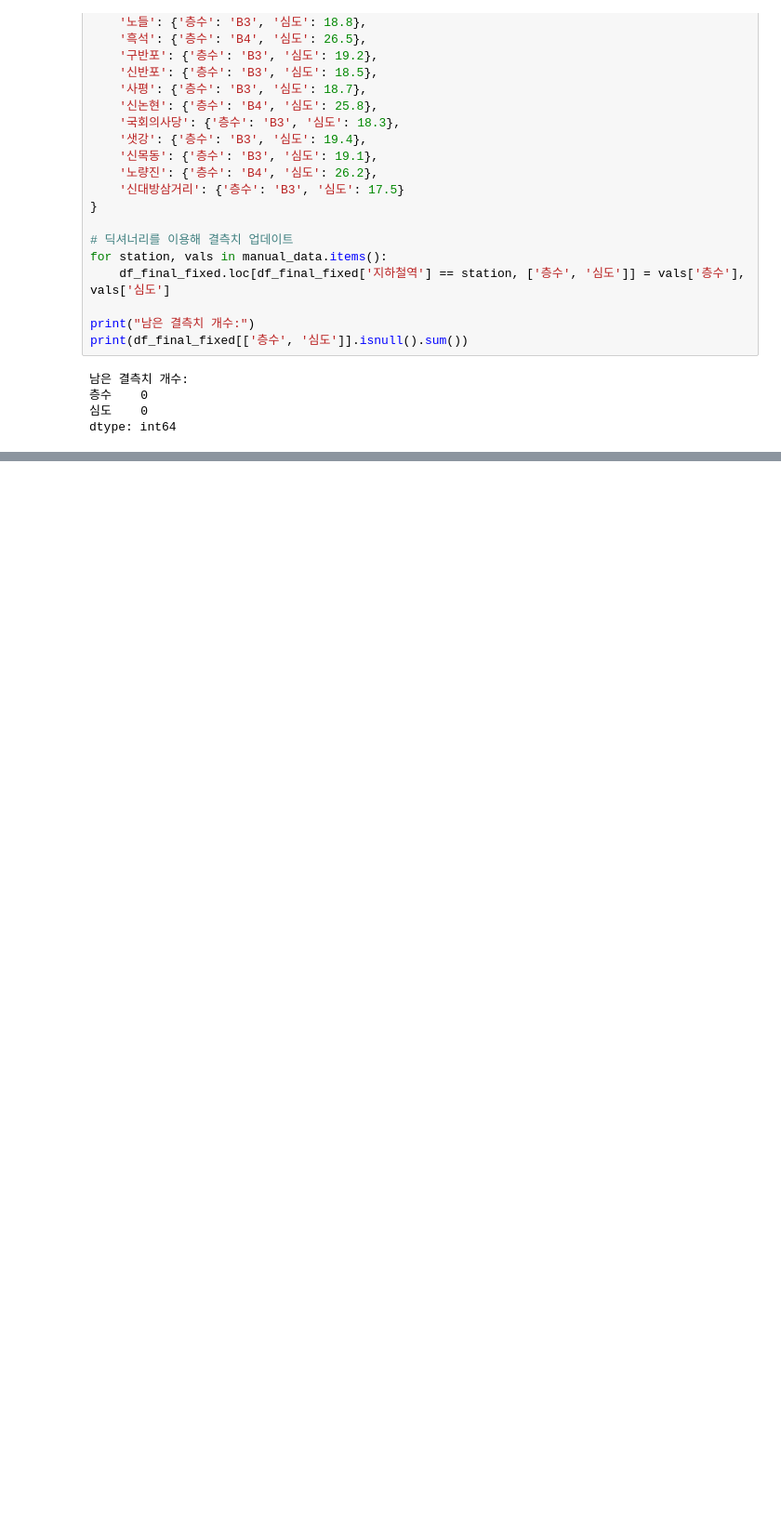
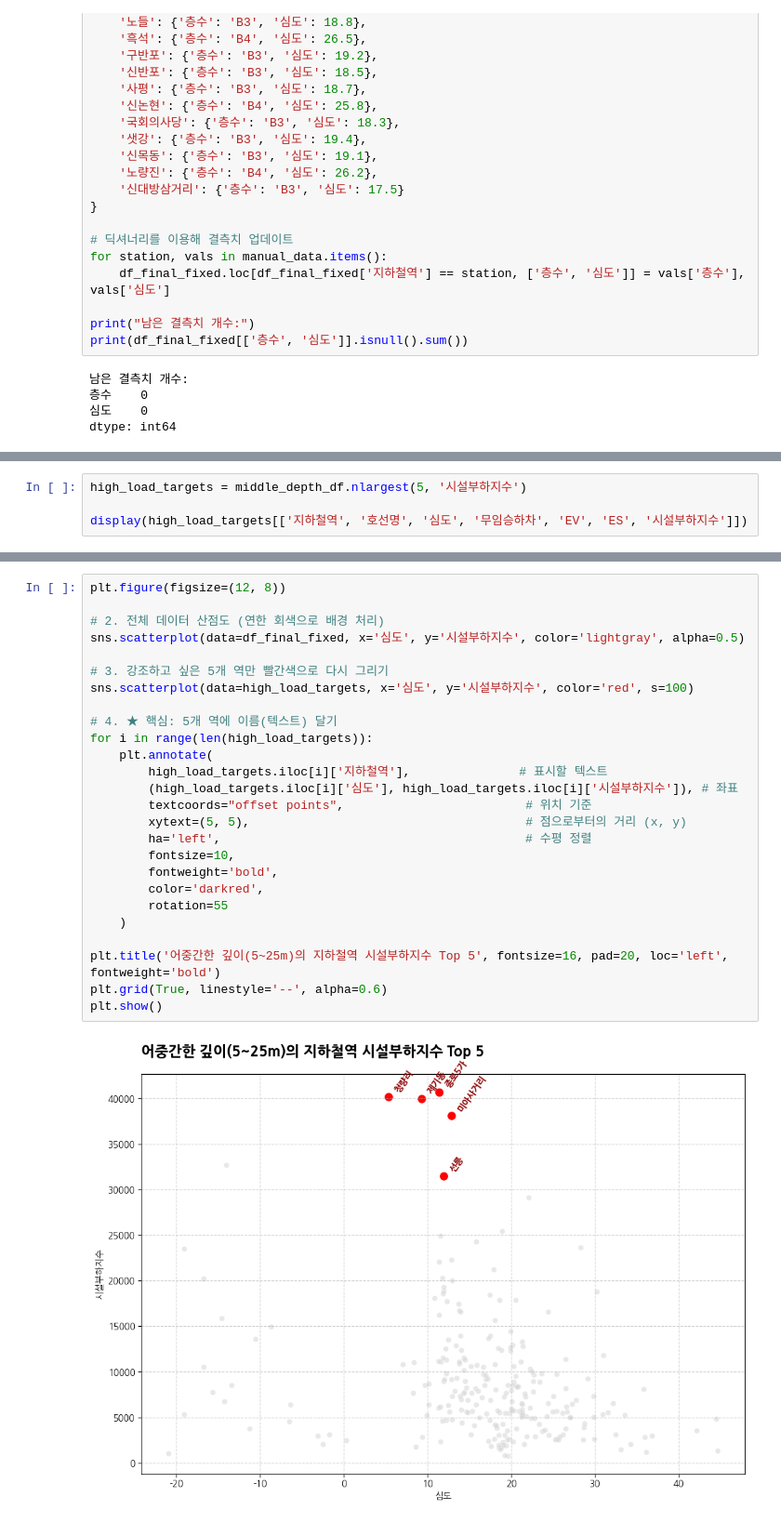
Before and after one commit to JsunXCIX/sprint-p1-basic, a Jupyter notebook: notebooks/team/05_analysis_depth_load.ipynb, the cells around one changed output, grey strips where cells are left out. Shown at 93% size. Drawn from its saved outputs; the diff is of its cells as text; blank space fills up the shorter version.

```diff
--- a/notebooks/team/05_analysis_depth_load.ipynb
+++ b/notebooks/team/05_analysis_depth_load.ipynb
@@ -247,0 +291,4 @@ dtype: int64
+# %%
+high_load_targets = middle_depth_df.nlargest(5, '시설부하지수')
+
+display(high_load_targets[['지하철역', '호선명', '심도', '무임승하차', 'EV', 'ES', '시설부하지수']])
@@ -247,0 +302,28 @@ dtype: int64
+# %%
+plt.figure(figsize=(12, 8))
+
+# 2. 전체 데이터 산점도 (연한 회색으로 배경 처리)
+sns.scatterplot(data=df_final_fixed, x='심도', y='시설부하지수', color='lightgray', alpha=0.5)
+
+# 3. 강조하고 싶은 5개 역만 빨간색으로 다시 그리기
+sns.scatterplot(data=high_load_targets, x='심도', y='시설부하지수', color='red', s=100)
+
+# 4. ★ 핵심: 5개 역에 이름(텍스트) 달기
+for i in range(len(high_load_targets)):
+    plt.annotate(
+        high_load_targets.iloc[i]['지하철역'],               # 표시할 텍스트
+        (high_load_targets.iloc[i]['심도'], high_load_targets.iloc[i]['시설부하지수']), # 좌표
+        textcoords="offset points",                         # 위치 기준
+        xytext=(5, 5),                                      # 점으로부터의 거리 (x, y)
+        ha='left',                                          # 수평 정렬
+        fontsize=10,
+        fontweight='bold',
+        color='darkred',
+        rotation=55
+    )
+
+plt.title('어중간한 깊이(5~25m)의 지하철역 시설부하지수 Top 5', fontsize=16, pad=20, loc='left', fontweight='bold')
+plt.grid(True, linestyle='--', alpha=0.6)
+plt.show()
+# %% [output]
+[figure, added]
```
Also changed, not shown: parts of 5 cells of this notebook.
